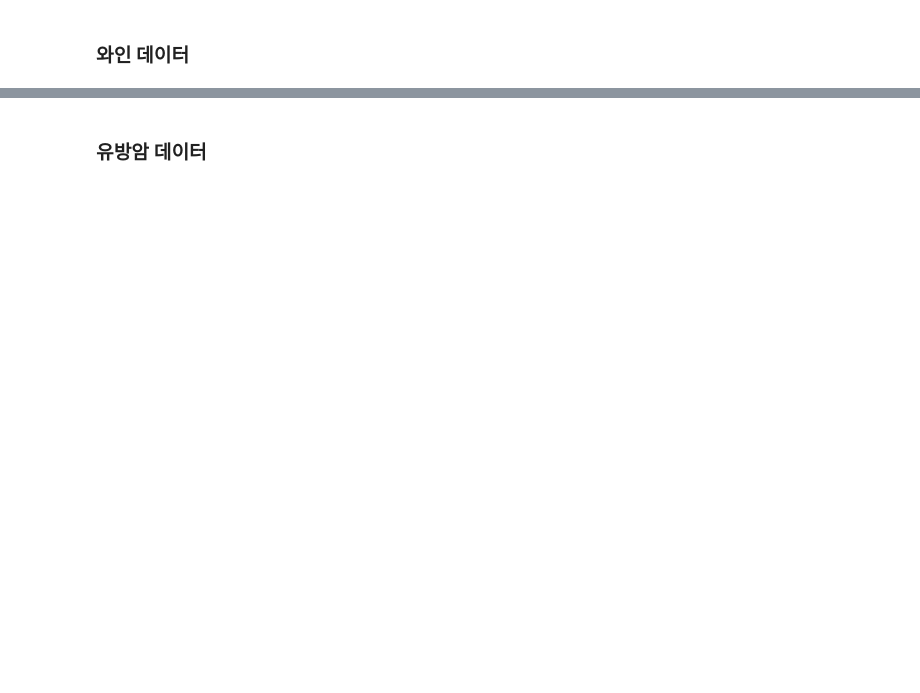
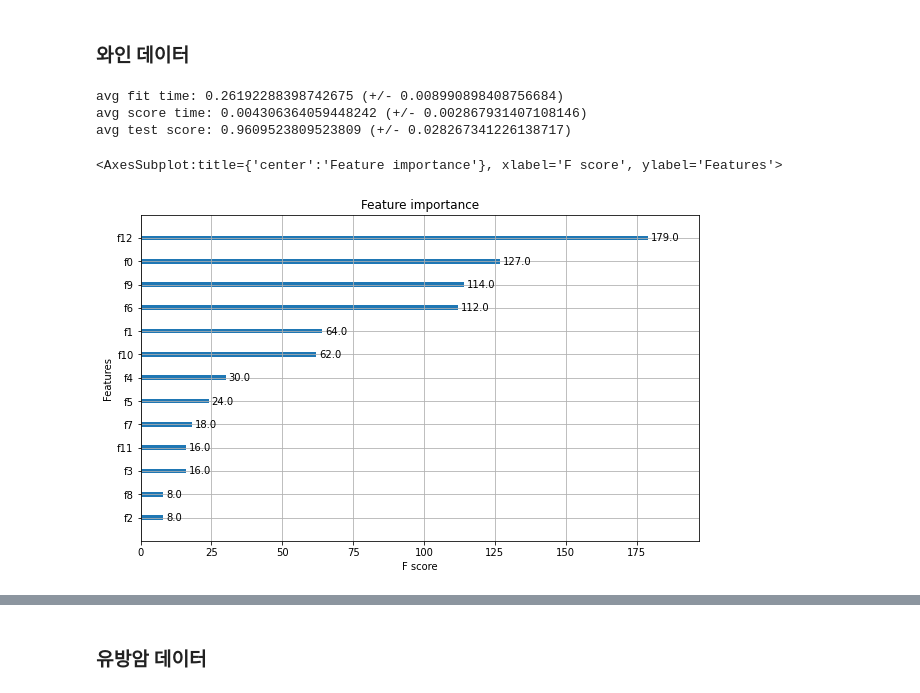
Before and after one commit to fasthill/scikit-learn-study, a Jupyter notebook: 8.1 XGBoost_LightGBM.ipynb, the cells around one changed output, grey strips where cells are left out. Saved outputs shown, nothing was run; the diff lists cells and outputs as text; code cells hidden in the pictures; blank space fills up the shorter version.

```diff
--- a/8.1 XGBoost_LightGBM.ipynb
+++ b/8.1 XGBoost_LightGBM.ipynb
@@ -117,2 +128,29 @@ avg test score: 0.96 (+/- 0.024944382578492935)
 # %% [markdown]
 ### 와인 데이터
+# %%
+wine = load_wine()
+X_train, X_test, y_train, y_test = train_test_split(wine.data, wine.target,
+                                                    test_size=0.2, random_state=123)
+# %%
+xgbc = XGBClassifier(n_estimators=400, learning_rate=0.1, max_depth=3,
+                    use_label_encoder=False, eval_metric='mlogloss')
+
+xgbc.fit(X_train,y_train)
+preds = xgbc.predict(X_test)
+# %%
+cross_val = cross_validate(estimator=xgbc,
+                           X=wine.data, y=wine.target,
+                           cv=5)
+print('avg fit time: {} (+/- {})'.format(cross_val['fit_time'].mean(), cross_val['fit_time'].std()))
+print('avg score time: {} (+/- {})'.format(cross_val['score_time'].mean(), cross_val['score_time'].std()))
+print('avg test score: {} (+/- {})'.format(cross_val['test_score'].mean(), cross_val['test_score'].std()))
+# %% [output]
+avg fit time: 0.26192288398742675 (+/- 0.008990898408756684)
+avg score time: 0.004306364059448242 (+/- 0.002867931407108146)
+avg test score: 0.9609523809523809 (+/- 0.028267341226138717)
+# %%
+fig, ax = plt.subplots(figsize=(10,6))
+plot_importance(xgbc, ax=ax)
+# %% [output]
+<AxesSubplot:title={'center':'Feature importance'}, xlabel='F score', ylabel='Features'>
+[figure, added]
```
Also changed, not shown: parts of 52 cells of this notebook.
